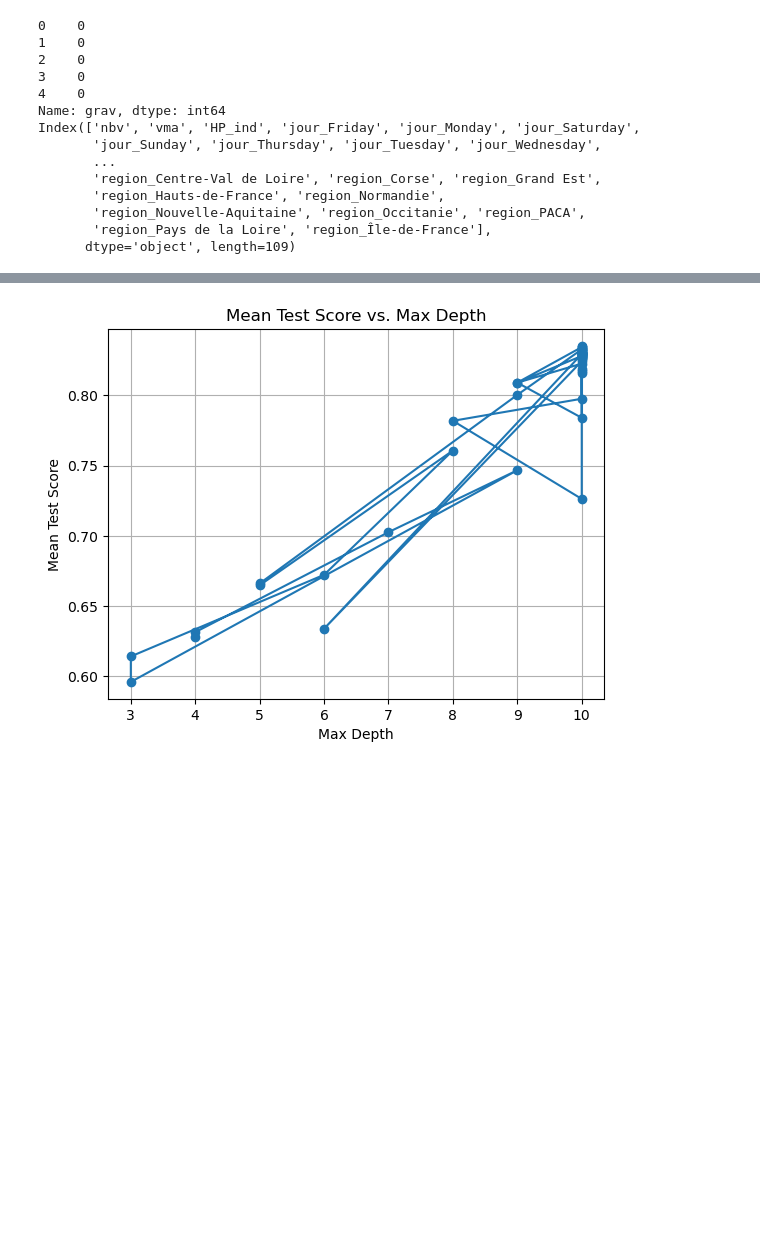
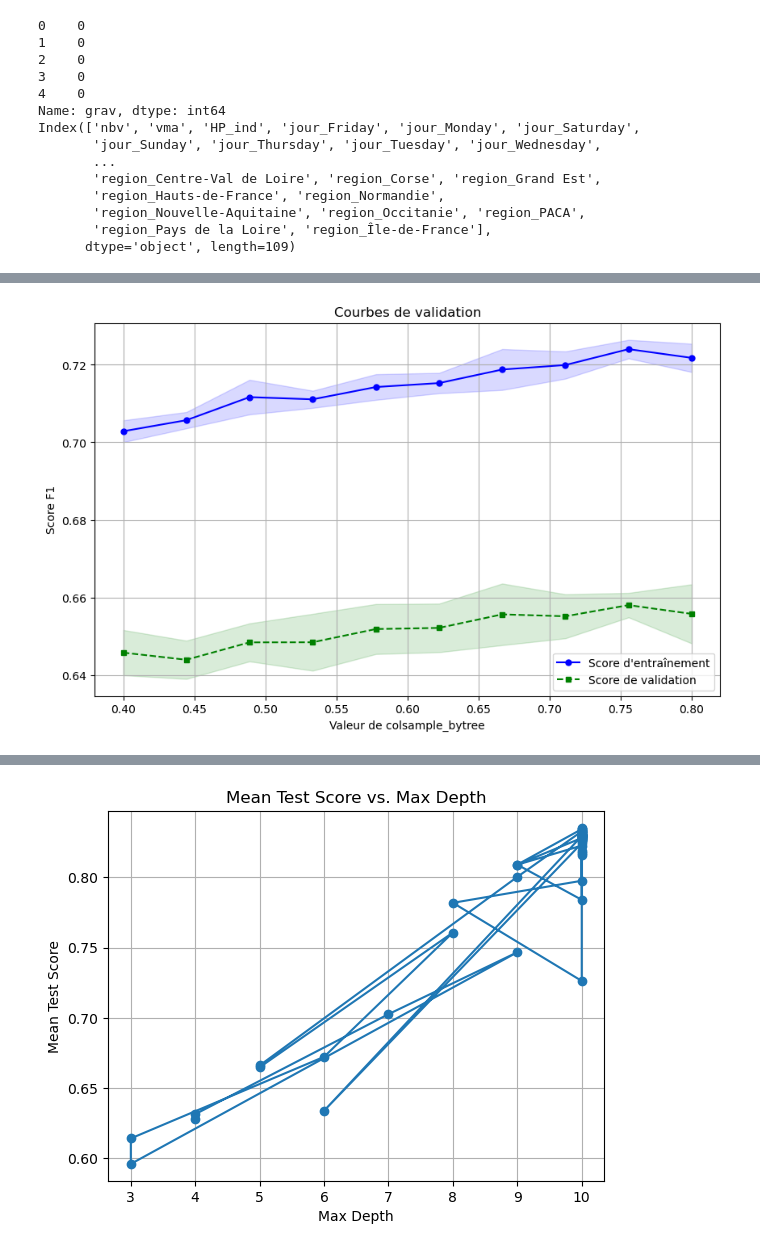
Before and after one commit to solinemignot/statapp_sujet26, a Jupyter notebook: Partie2_ML/XGBoost.ipynb, the cells around one changed output, grey strips where cells are left out. Saved outputs shown, nothing was run; the diff lists cells and outputs as text; code cells hidden in the pictures; blank space fills up the shorter version.

```diff
--- a/Partie2_ML/XGBoost.ipynb
+++ b/Partie2_ML/XGBoost.ipynb
@@ -156,0 +159,4 @@ plt.show()
+# %%
+graph(model=xgb.XGBClassifier(objective='binary:logistic', random_state=42), param_name='colsample_bytree', param_range=np.linspace(0.4,0.8,10))
+# %% [output]
+[figure, added]
```
Also changed, not shown: parts of 19 cells of this notebook.
